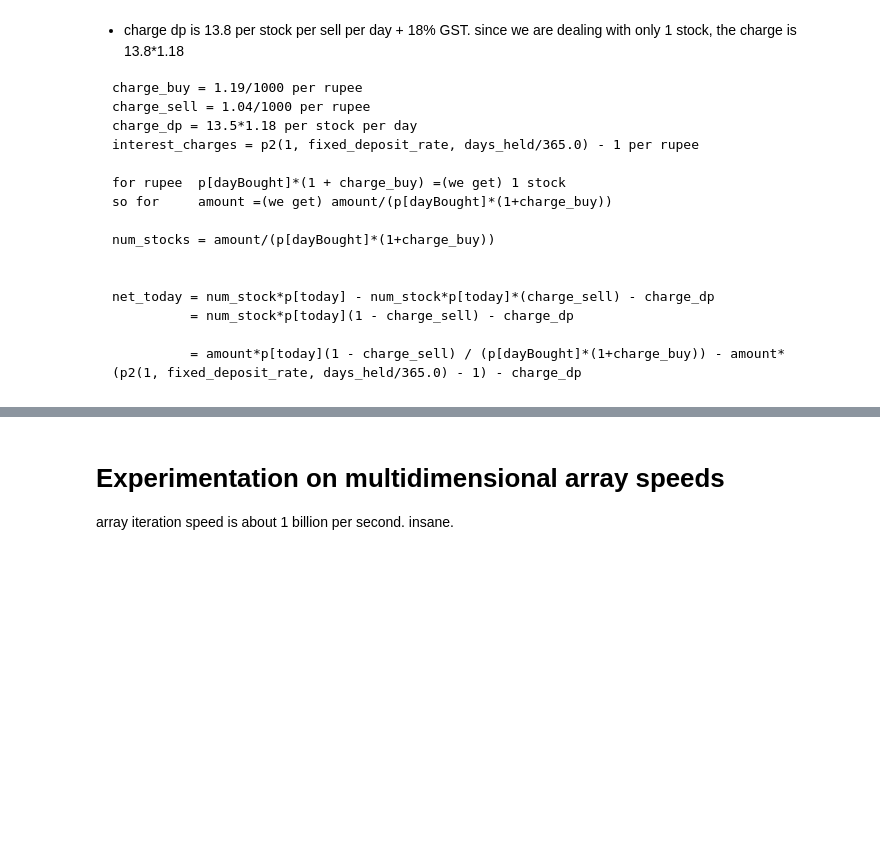
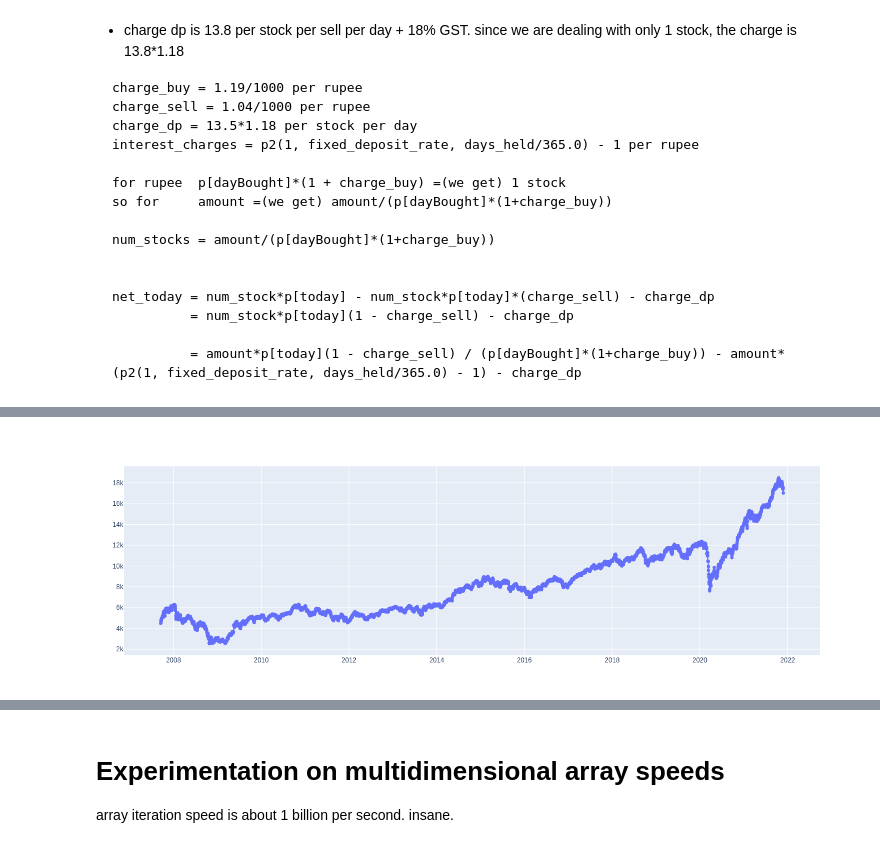
Before and after one commit to agsha/julia, a Jupyter notebook: template.ipynb, the cells around one changed output, grey strips where cells are left out. Saved outputs shown, nothing was run; the diff lists cells and outputs as text; code cells hidden in the pictures; blank space fills up the shorter version.

```diff
--- a/template.ipynb
+++ b/template.ipynb
@@ -289,3 +311,11 @@ length(v)
+# %%
+trace1 = scatter(x=d["^NSEI"].dates, y=d["^NSEI"].prices,
+                    mode="lines+markers",
+                    name="nifty 50")
+
+plot([trace1])
+# %% [output]
+[figure, added]
 # %%
 struct Tls
     ll::FastList{Int}
```
Also changed, not shown: parts of 32 cells of this notebook, 2 other files.
